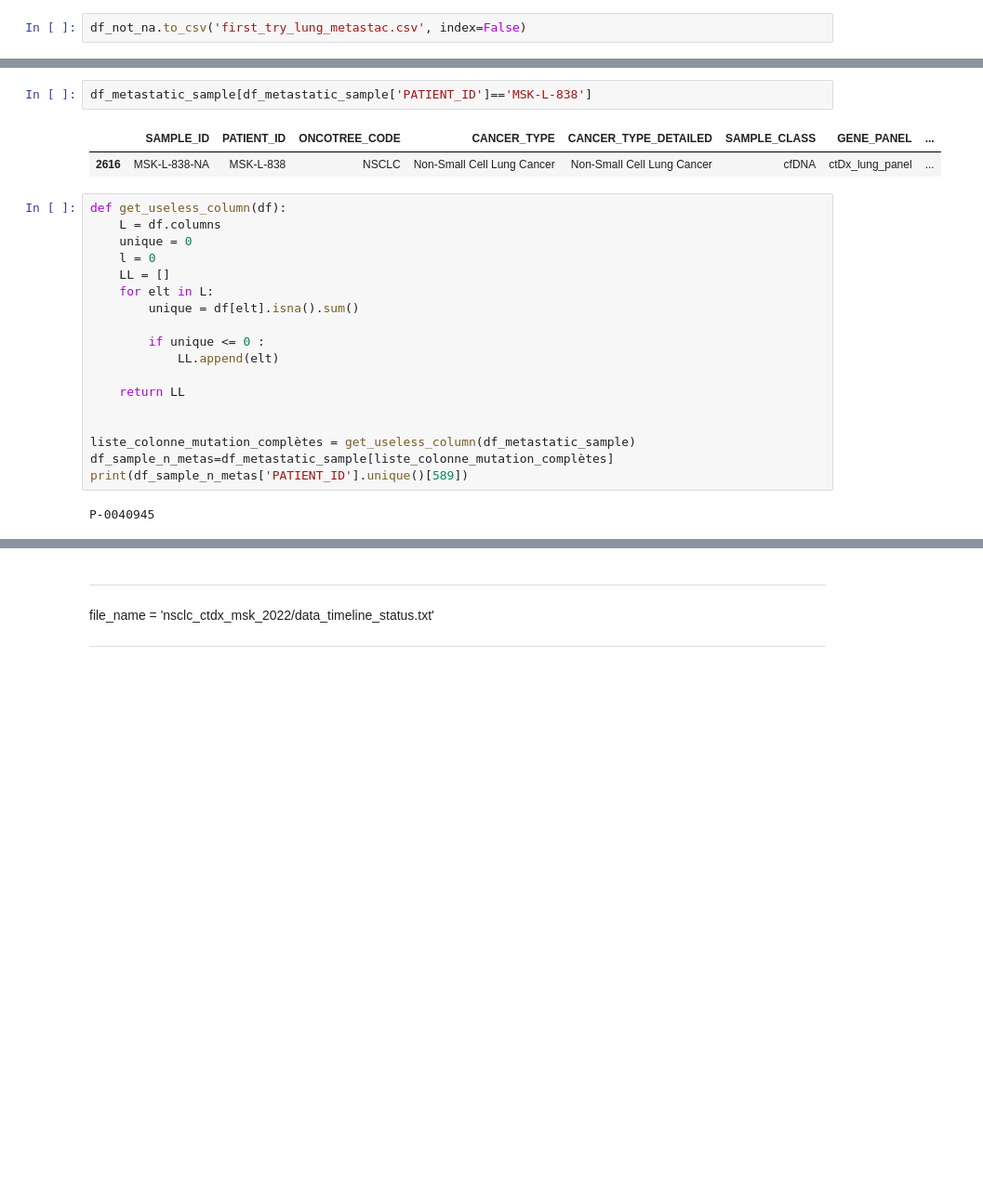
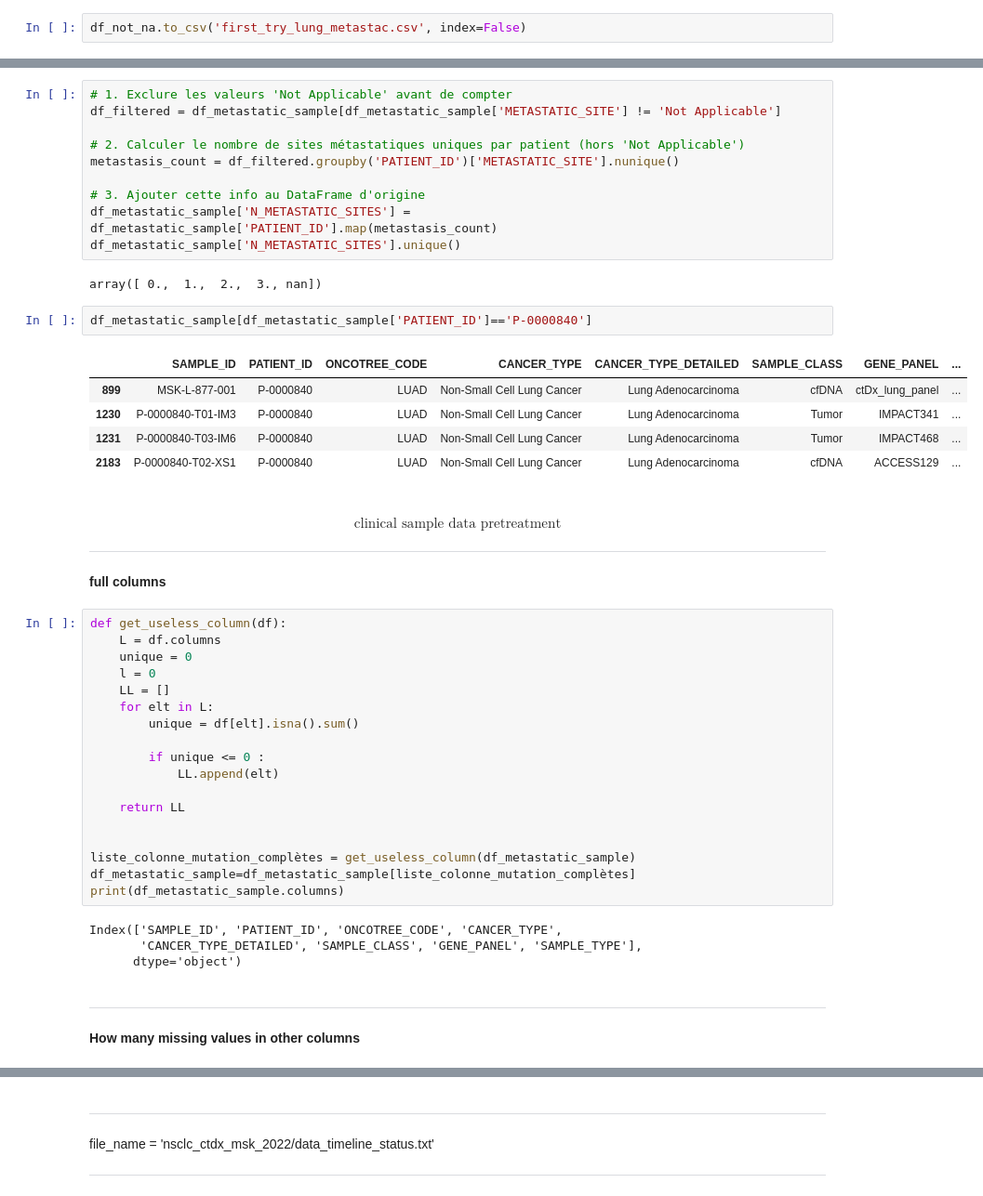
Before and after one commit to Ouiam-lhj/internship_CerebrospinalFluidCirculatingTumor, a Jupyter notebook: CerebrospinalFluidCirculatingTumor_AND_metastatic_lung.ipynb, the cells around one changed output, grey strips where cells are left out. Shown at 93% size. Cells and saved outputs as stored; diff of their text form; blank space fills up the shorter version.

```diff
--- a/CerebrospinalFluidCirculatingTumor_AND_metastatic_lung.ipynb
+++ b/CerebrospinalFluidCirculatingTumor_AND_metastatic_lung.ipynb
@@ -1220,8 +1194,27 @@ df_metastatic_sample
+# %%
+# 1. Exclure les valeurs 'Not Applicable' avant de compter
+df_filtered = df_metastatic_sample[df_metastatic_sample['METASTATIC_SITE'] != 'Not Applicable']
+
+# 2. Calculer le nombre de sites métastatiques uniques par patient (hors 'Not Applicable')
+metastasis_count = df_filtered.groupby('PATIENT_ID')['METASTATIC_SITE'].nunique()
+
+# 3. Ajouter cette info au DataFrame d'origine
+df_metastatic_sample['N_METASTATIC_SITES'] = df_metastatic_sample['PATIENT_ID'].map(metastasis_count)
+df_metastatic_sample['N_METASTATIC_SITES'].unique()
+# %% [output]
+array([ 0.,  1.,  2.,  3., nan])
 # %%
-df_metastatic_sample[df_metastatic_sample['PATIENT_ID']=='MSK-L-838']
+df_metastatic_sample[df_metastatic_sample['PATIENT_ID']=='P-0000840']
 # %% [output]
 |  | SAMPLE_ID | PATIENT_ID | ONCOTREE_CODE | CANCER_TYPE | CANCER_TYPE_DETAILED | SAMPLE_CLASS | GENE_PANEL | ... |
-| 2616 | MSK-L-838-NA | MSK-L-838 | NSCLC | Non-Small Cell Lung Cancer | Non-Small Cell Lung Cancer | cfDNA | ctDx_lung_panel | ... |
+| 899 | MSK-L-877-001 | P-0000840 | LUAD | Non-Small Cell Lung Cancer | Lung Adenocarcinoma | cfDNA | ctDx_lung_panel | ... |
+| 1230 | P-0000840-T01-IM3 | P-0000840 | LUAD | Non-Small Cell Lung Cancer | Lung Adenocarcinoma | Tumor | IMPACT341 | ... |
+| 1231 | P-0000840-T03-IM6 | P-0000840 | LUAD | Non-Small Cell Lung Cancer | Lung Adenocarcinoma | Tumor | IMPACT468 | ... |
+| 2183 | P-0000840-T02-XS1 | P-0000840 | LUAD | Non-Small Cell Lung Cancer | Lung Adenocarcinoma | cfDNA | ACCESS129 | ... |
+# %% [markdown]
+####  $$ \text{ clinical sample data pretreatment }$$
+---------
+**full columns**
 # %%
 def get_useless_column(df):
     L = df.columns
@@ -1238,8 +1231,13 @@ def get_useless_column(df):
 
 
 liste_colonne_mutation_complètes = get_useless_column(df_metastatic_sample)
-df_sample_n_metas=df_metastatic_sample[liste_colonne_mutation_complètes]
-print(df_sample_n_metas['PATIENT_ID'].unique()[589])
+df_metastatic_sample=df_metastatic_sample[liste_colonne_mutation_complètes]
+print(df_metastatic_sample.columns)
 # %% [output]
-P-0040945
+Index(['SAMPLE_ID', 'PATIENT_ID', 'ONCOTREE_CODE', 'CANCER_TYPE',
+       'CANCER_TYPE_DETAILED', 'SAMPLE_CLASS', 'GENE_PANEL', 'SAMPLE_TYPE'],
+      dtype='object')
+# %% [markdown]
+--------
+**How many missing values in other columns**
 # %%
```
Also changed, not shown: parts of 94 cells of this notebook.
